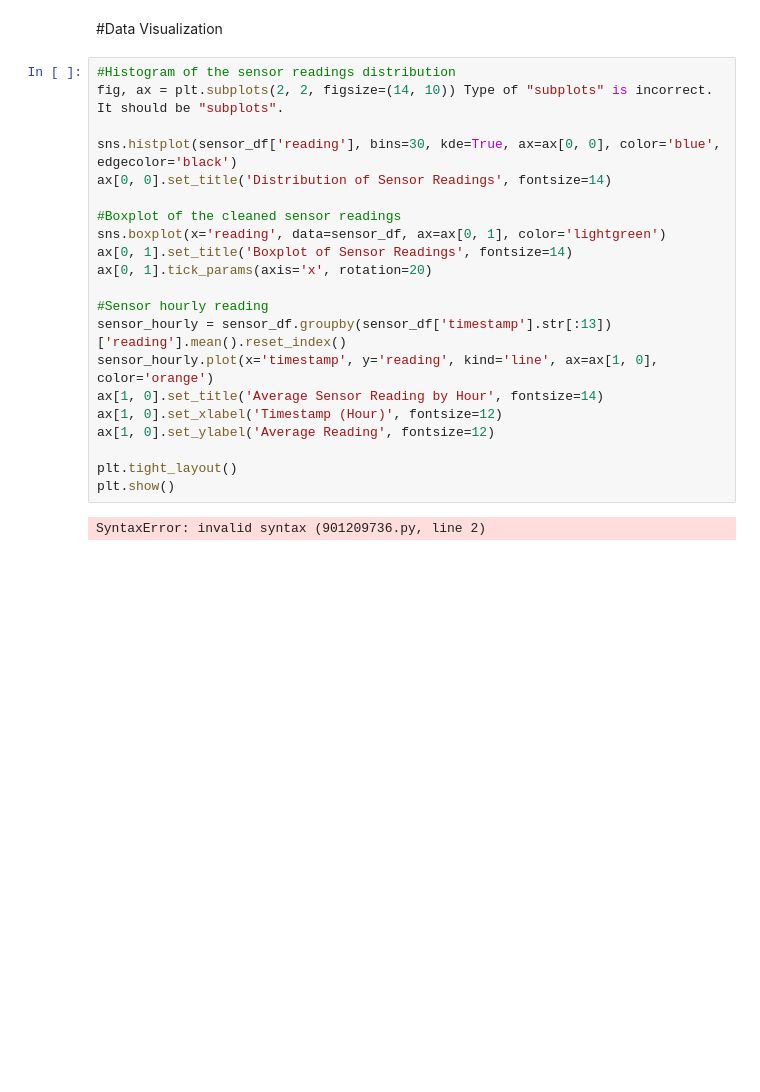
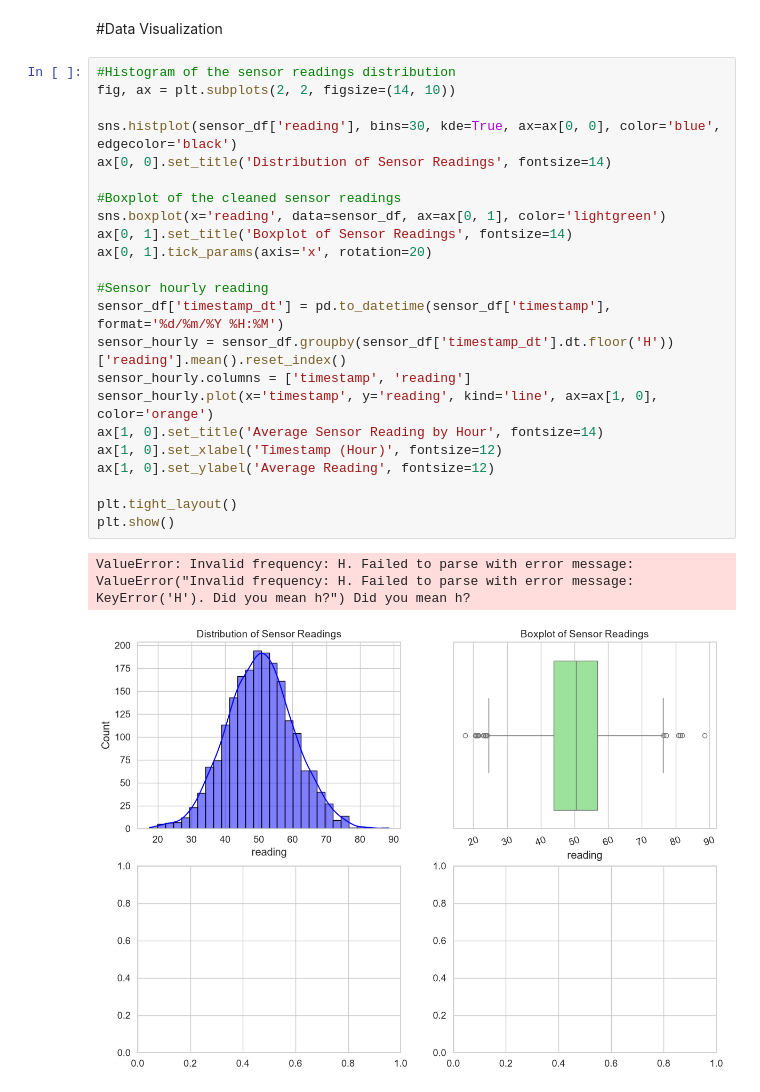
Before and after one commit to Ingrido-20/Data_Analytics_Week_2, a Jupyter notebook: Data_processing.ipynb, the cells around one changed output. Cells and saved outputs as stored; diff of their text form; blank space fills up the shorter version.

```diff
--- a/Data_processing.ipynb
+++ b/Data_processing.ipynb
@@ -220,24 +252,27 @@ Upper fence:  76.41
 #Data Visualization
 # %%
 #Histogram of the sensor readings distribution
-fig, ax = plt.subplots(2, 2, figsize=(14, 10)) Type of "subplots" is incorrect. It should be "subplots".
+fig, ax = plt.subplots(2, 2, figsize=(14, 10))
 
 sns.histplot(sensor_df['reading'], bins=30, kde=True, ax=ax[0, 0], color='blue', edgecolor='black')
 ax[0, 0].set_title('Distribution of Sensor Readings', fontsize=14)
 
 #Boxplot of the cleaned sensor readings
 sns.boxplot(x='reading', data=sensor_df, ax=ax[0, 1], color='lightgreen')
 ax[0, 1].set_title('Boxplot of Sensor Readings', fontsize=14)
 ax[0, 1].tick_params(axis='x', rotation=20)
 
 #Sensor hourly reading
-sensor_hourly = sensor_df.groupby(sensor_df['timestamp'].str[:13])['reading'].mean().reset_index()
+sensor_df['timestamp_dt'] = pd.to_datetime(sensor_df['timestamp'], format='%d/%m/%Y %H:%M')
+sensor_hourly = sensor_df.groupby(sensor_df['timestamp_dt'].dt.floor('H'))['reading'].mean().reset_index()
+sensor_hourly.columns = ['timestamp', 'reading']
 sensor_hourly.plot(x='timestamp', y='reading', kind='line', ax=ax[1, 0], color='orange')
 ax[1, 0].set_title('Average Sensor Reading by Hour', fontsize=14)
 ax[1, 0].set_xlabel('Timestamp (Hour)', fontsize=12)
 ax[1, 0].set_ylabel('Average Reading', fontsize=12)
 
 plt.tight_layout()
 plt.show()
 # %% [output]
-SyntaxError: invalid syntax (901209736.py, line 2)
+ValueError: Invalid frequency: H. Failed to parse with error message: ValueError("Invalid frequency: H. Failed to parse with error message: KeyError('H'). Did you mean h?") Did you mean h?
+[figure, added]
```
Also changed, not shown: parts of 4 cells of this notebook.
